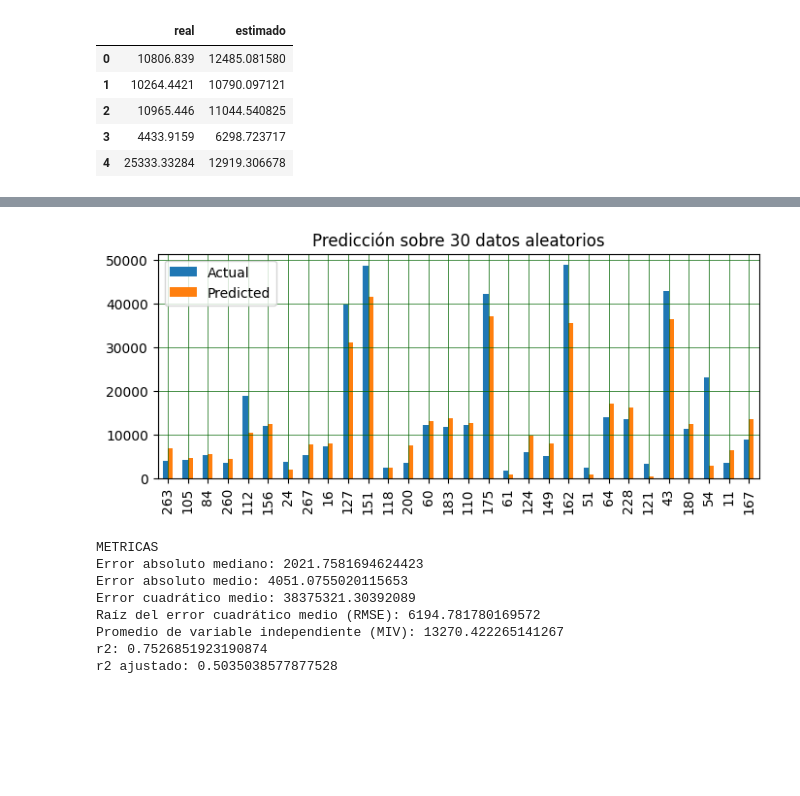
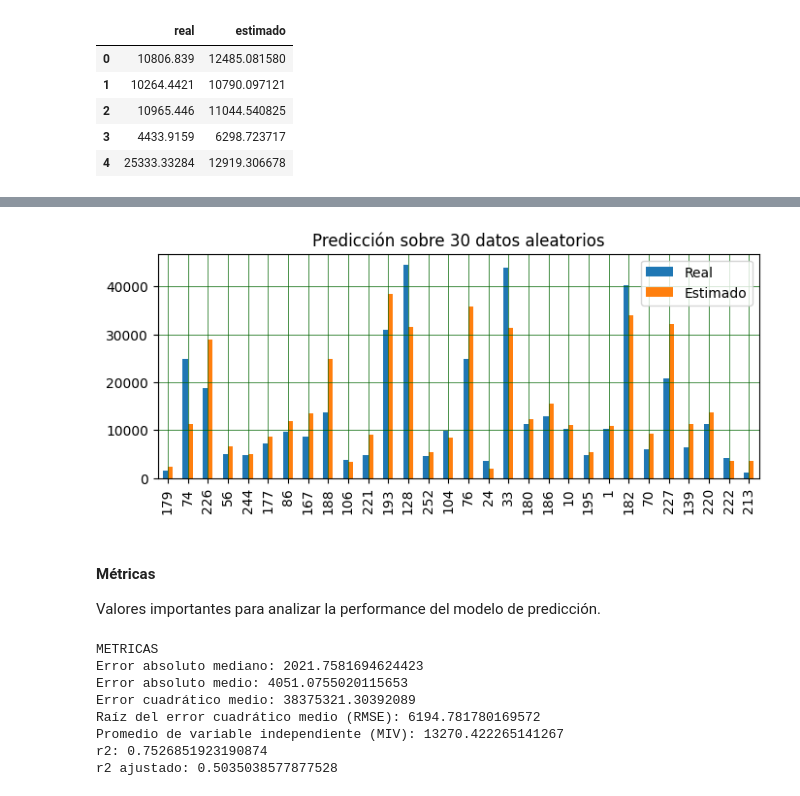
Before and after one commit to martinmdl/TP-FINAL-MATE3, a Jupyter notebook: MARTIN_DE_LOJO.ipynb, the cells around one changed output, grey strips where cells are left out. Saved outputs shown, nothing was run; the diff lists cells and outputs as text; code cells hidden in the pictures; blank space fills up the shorter version.

```diff
--- a/MARTIN_DE_LOJO.ipynb
+++ b/MARTIN_DE_LOJO.ipynb
@@ -193,4 +219,7 @@ x = df_ordenado.index # valores que pueden tomas las variables independientes
 # %%
+# entreno al algoritmo de regresión lineal múltiple
+lr.fit(x_train, y_train)
+
 # realizo la predicción
 y_pred_test = lr.predict(x_test)
 
@@ -214,14 +246,17 @@ df_test.head()
 # %%
-df_resultados = pd.DataFrame({'Actual': y_test, 'Predicted': y_pred_test})
-df1 = df_resultados.sample(n=30)
+df_resultados = pd.DataFrame({'Real': y_test, 'Estimado': y_pred_test})
+df_random = df_resultados.sample(n=30)
 
-df1.plot(kind='bar', figsize=(8,3))
+df_random.plot(kind='bar', figsize=(8,3))
 plt.grid(which='major', linestyle='-', linewidth='0.5', color='darkgreen')
 plt.grid(which='minor', linestyle=':', linewidth='0.5', color='black')
 plt.title("Predicción sobre 30 datos aleatorios")
 plt.show()
 # %% [output]
-[figure, old version]
+[figure, new version]
+# %% [markdown]
+#### Métricas
+Valores importantes para analizar la performance del modelo de predicción.
 # %%
 # metricas
 r2 = metrics.r2_score(y_test, y_pred_test)
```
Also changed, not shown: parts of 21 cells of this notebook.
